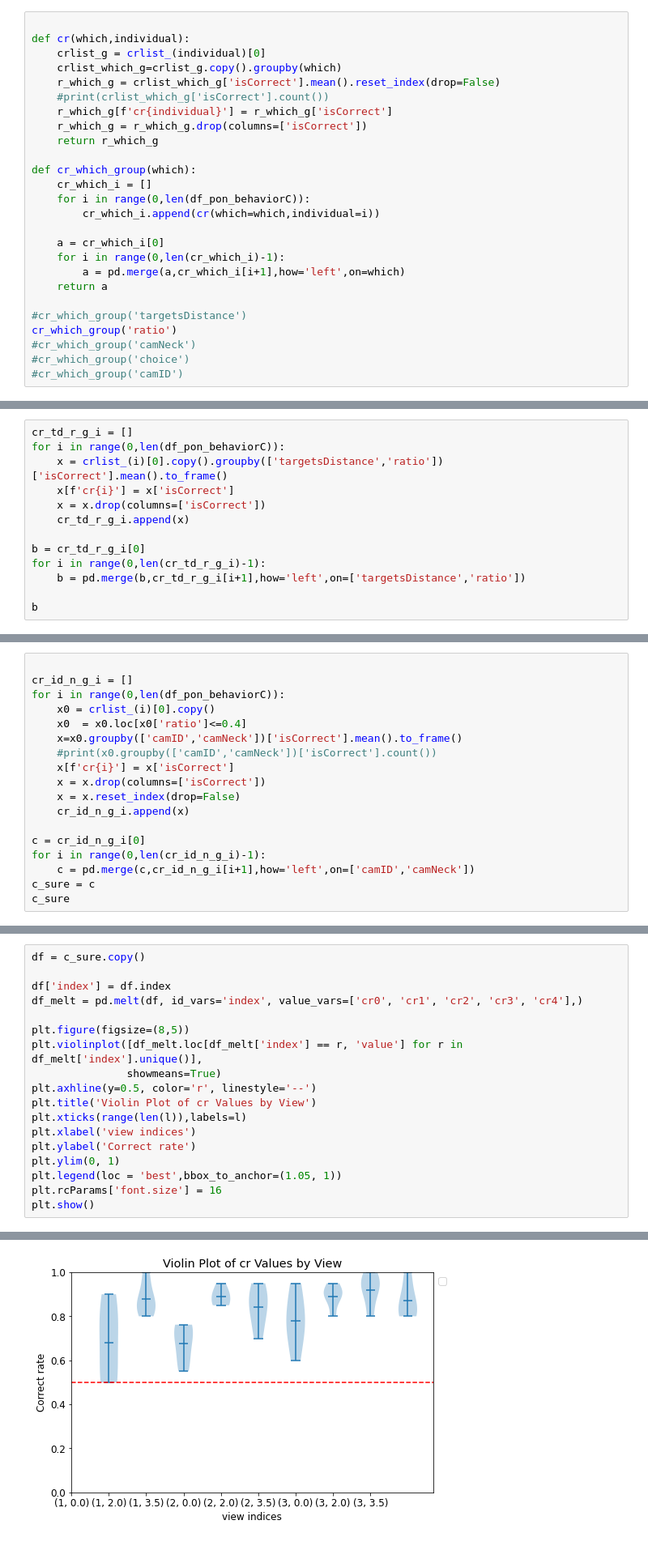
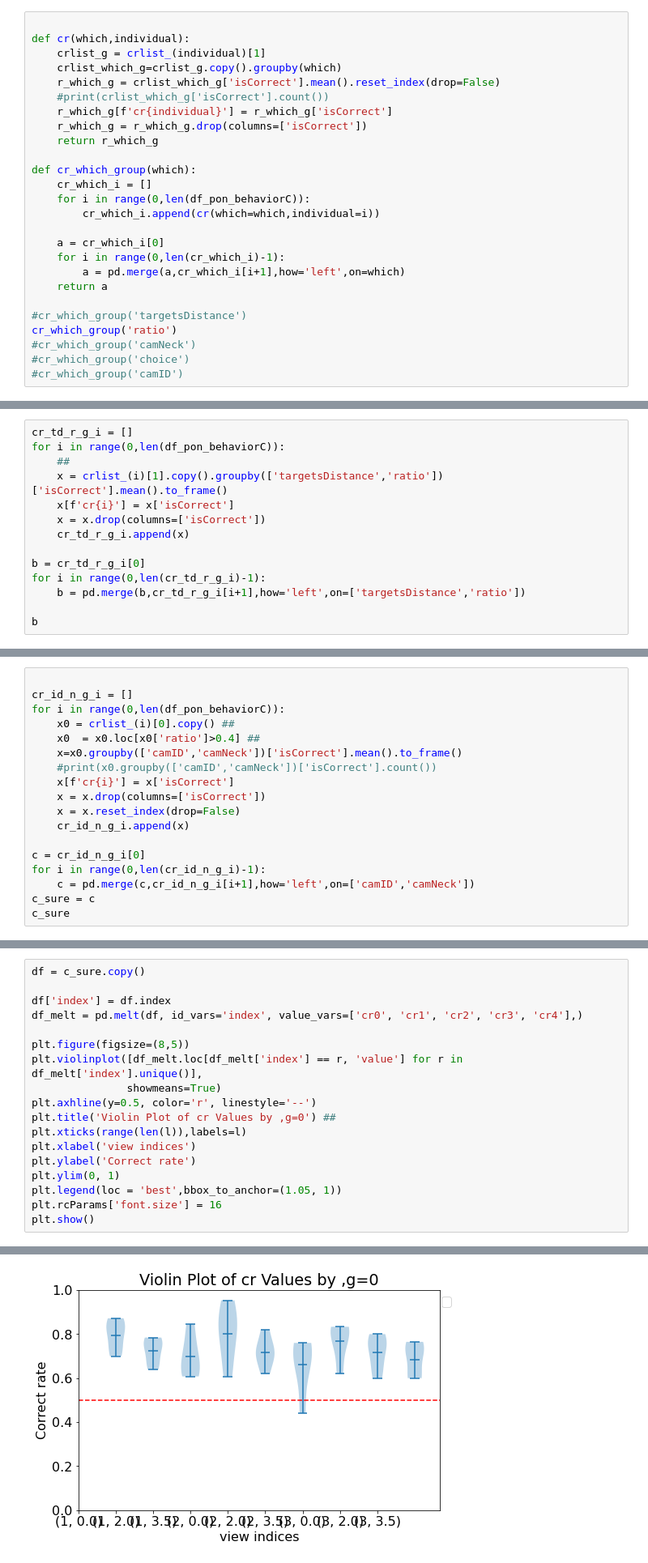
Before and after one commit to ZHTis/count, a Jupyter notebook: datacolin/datacolin.ipynb, the cells around one changed output, grey strips where cells are left out. Shown at 81% size. Cells and saved outputs as stored; diff of their text form.

```diff
--- a/datacolin/datacolin.ipynb
+++ b/datacolin/datacolin.ipynb
@@ -320,7 +320,7 @@ crlist_(0)[0]
 # %%
 
 def cr(which,individual):
-    crlist_g = crlist_(individual)[0]
+    crlist_g = crlist_(individual)[1]
     crlist_which_g=crlist_g.copy().groupby(which)
     r_which_g = crlist_which_g['isCorrect'].mean().reset_index(drop=False)
     #print(crlist_which_g['isCorrect'].count())
@@ -425,7 +425,8 @@ e
 # %%
 cr_td_r_g_i = []
 for i in range(0,len(df_pon_behaviorC)):
-    x = crlist_(i)[0].copy().groupby(['targetsDistance','ratio'])['isCorrect'].mean().to_frame()
+    ##
+    x = crlist_(i)[1].copy().groupby(['targetsDistance','ratio'])['isCorrect'].mean().to_frame()
     x[f'cr{i}'] = x['isCorrect']
     x = x.drop(columns=['isCorrect'])
     cr_td_r_g_i.append(x)
@@ -565,8 +566,8 @@ print(f,p)
 
 cr_id_n_g_i = []
 for i in range(0,len(df_pon_behaviorC)):
-    x0 = crlist_(i)[0].copy()
-    x0  = x0.loc[x0['ratio']<=0.4]
+    x0 = crlist_(i)[0].copy() ##
+    x0  = x0.loc[x0['ratio']>0.4] ##
     x=x0.groupby(['camID','camNeck'])['isCorrect'].mean().to_frame()
     #print(x0.groupby(['camID','camNeck'])['isCorrect'].count())
     x[f'cr{i}'] = x['isCorrect']
@@ -619,24 +641,24 @@ plt.show()
 # %%
 df = c_sure.copy()
 
 df['index'] = df.index
 df_melt = pd.melt(df, id_vars='index', value_vars=['cr0', 'cr1', 'cr2', 'cr3', 'cr4'],)
 
 plt.figure(figsize=(8,5))
 plt.violinplot([df_melt.loc[df_melt['index'] == r, 'value'] for r in df_melt['index'].unique()],
                showmeans=True)
 plt.axhline(y=0.5, color='r', linestyle='--')
-plt.title('Violin Plot of cr Values by View')
+plt.title('Violin Plot of cr Values by ,g=0') ##
 plt.xticks(range(len(l)),labels=l)
 plt.xlabel('view indices')
 plt.ylabel('Correct rate')
 plt.ylim(0, 1)
 plt.legend(loc = 'best',bbox_to_anchor=(1.05, 1))
 plt.rcParams['font.size'] = 16
 plt.show()
 # %% [output]
 No artists with labels found to put in legend.  Note that artists whose label start with an underscore are ignored when legend() is called with no argument.
-[figure, old version]
+[figure, new version]
 # %%
 cr_id_n_g_i = []
 for i in range(0,len(df_pon_behaviorC)):
```
Also changed, not shown: parts of 9 cells of this notebook.
